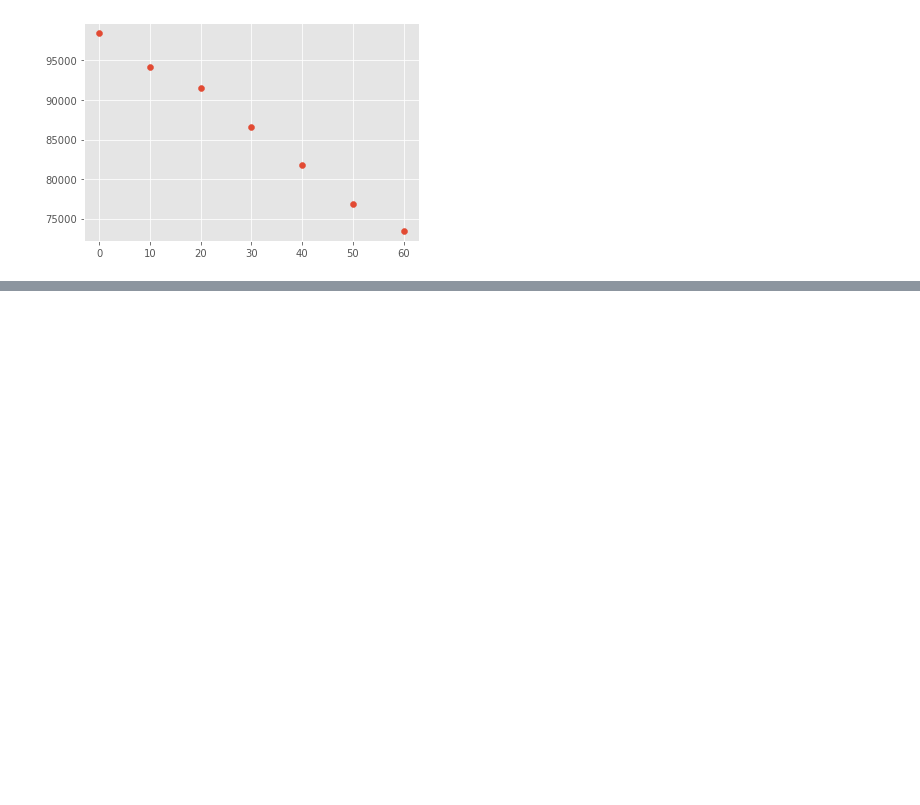
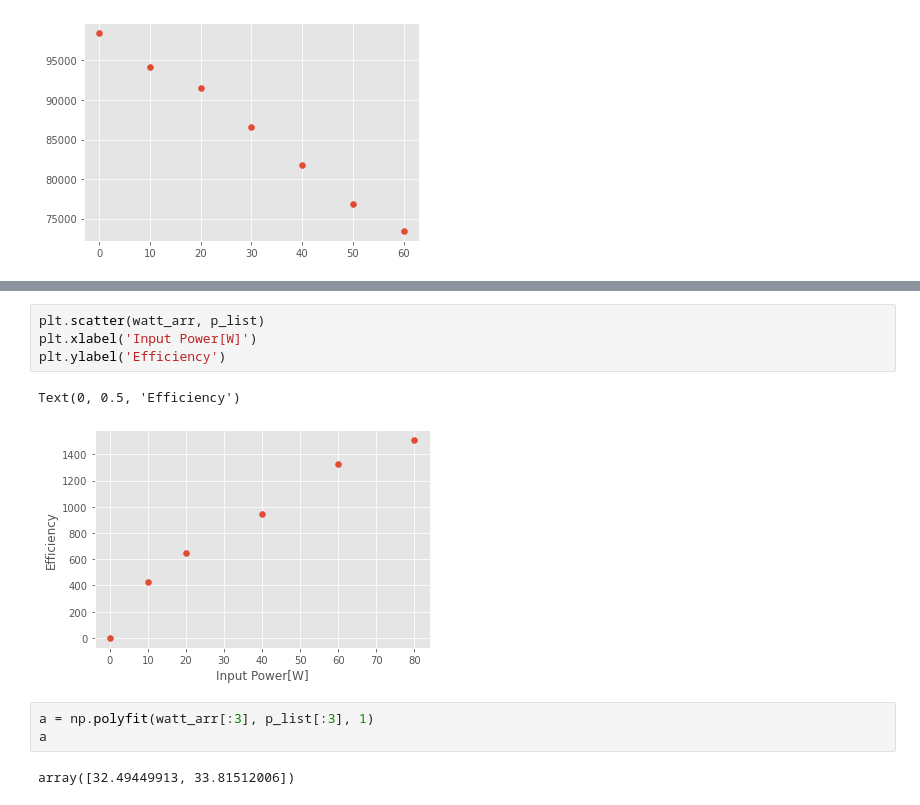
Before and after one commit to MoTo-LaBo/Machine-Learning-Basic, a Jupyter notebook: data analysis/01_regression_line.ipynb, the cells around one changed output, grey strips where cells are left out. Cells and saved outputs as stored; diff of their text form; blank space fills up the shorter version.

```diff
--- a/data analysis/01_regression_line.ipynb
+++ b/data analysis/01_regression_line.ipynb
@@ -79,0 +117,12 @@ plt.scatter(df_10W.index, df_10W['Number'])
+# %%
+plt.scatter(watt_arr, p_list)
+plt.xlabel('Input Power[W]')
+plt.ylabel('Efficiency')
+# %% [output]
+Text(0, 0.5, 'Efficiency')
+[figure, added]
+# %%
+a = np.polyfit(watt_arr[:3], p_list[:3], 1)
+a
+# %% [output]
+array([32.49449913, 33.81512006])
```
Also changed, not shown: parts of 7 cells of this notebook.
